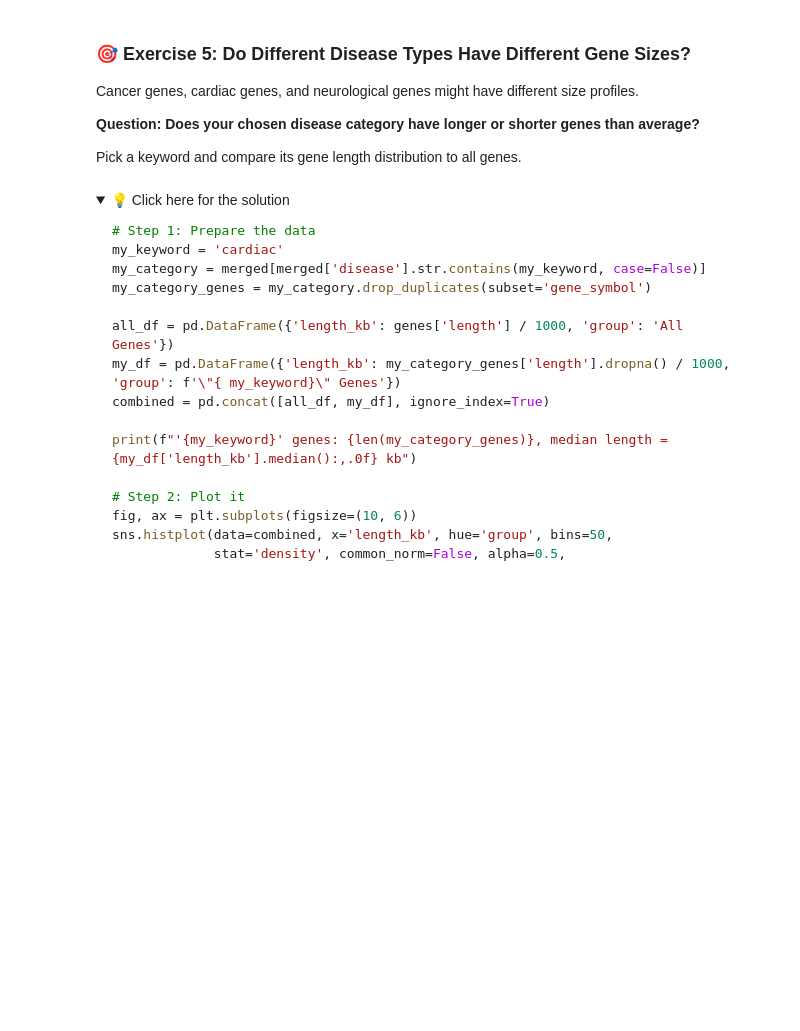
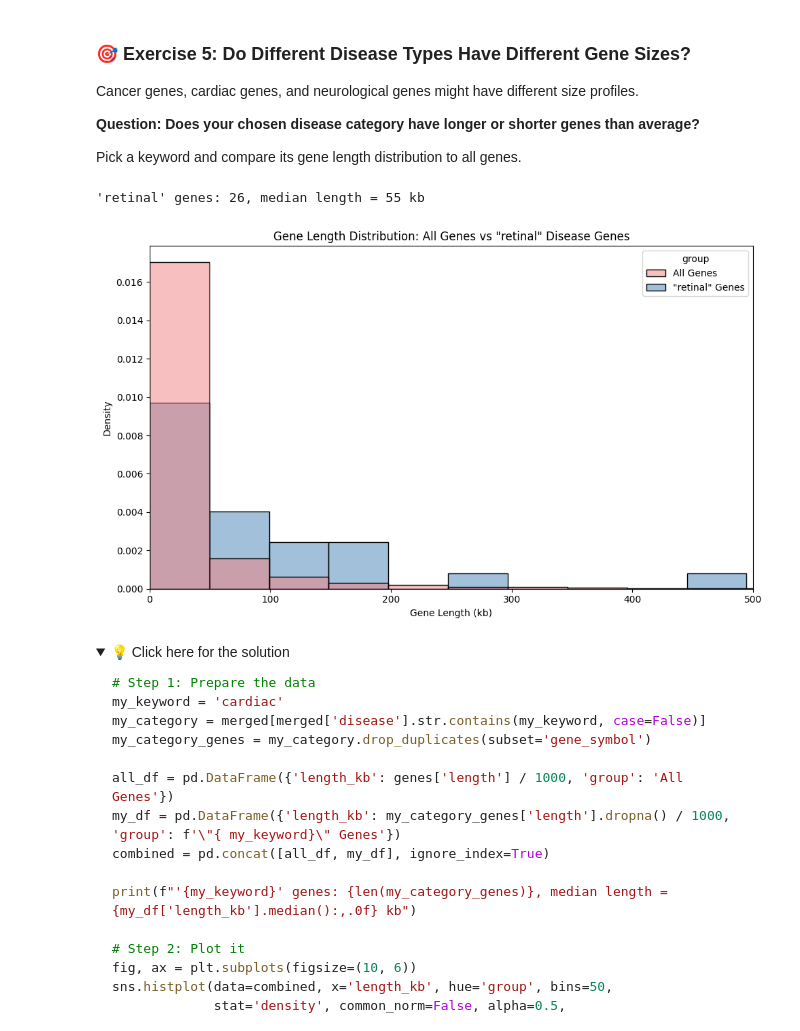
Before and after one commit to adi-chandrasekaran/rare-disease-genes, a Jupyter notebook: notebooks/Rare_Disease_Genes_HW3.ipynb, the cells around one changed output. Saved outputs shown, nothing was run; the diff lists cells and outputs as text; code cells hidden in the pictures; folded sections open; blank space fills up the shorter version.

```diff
--- a/notebooks/Rare_Disease_Genes_HW3.ipynb
+++ b/notebooks/Rare_Disease_Genes_HW3.ipynb
@@ -1050,3 +1159,30 @@ Pick a keyword and compare its gene length distribution to all genes.
+# %%
+# YOUR CODE HERE: Histogram of gene lengths for a disease category
+# Step 1: Prepare the data
+my_keyword = 'retinal'
+my_category = merged[merged['disease'].str.contains(my_keyword, case=False)]
+my_category_genes = my_category.drop_duplicates(subset='gene_symbol')
+
+all_df = pd.DataFrame({'length_kb': genes['length'] / 1000, 'group': 'All Genes'})
+my_df = pd.DataFrame({'length_kb': my_category_genes['length'].dropna() / 1000, 'group': f'\"{ my_keyword}\" Genes'})
+combined = pd.concat([all_df, my_df], ignore_index=True)
+
+print(f"'{my_keyword}' genes: {len(my_category_genes)}, median length = {my_df['length_kb'].median():,.0f} kb")
+
+# Step 2: Plot it
+fig, ax = plt.subplots(figsize=(10, 6))
+sns.histplot(data=combined, x='length_kb', hue='group', bins=50,
+             stat='density', common_norm=False, alpha=0.5,
+             palette=['lightcoral', 'steelblue'], ax=ax)
+ax.set_xlabel('Gene Length (kb)')
+ax.set_ylabel('Density')
+ax.set_title(f'Gene Length Distribution: All Genes vs \"{my_keyword}\" Disease Genes')
+ax.set_xlim(0, 500)
+plt.tight_layout()
+plt.show()
+# %% [output]
+'retinal' genes: 26, median length = 55 kb
+[figure, added]
 # %% [markdown]
 
 <details>
```
Also changed, not shown: parts of 29 cells of this notebook.
